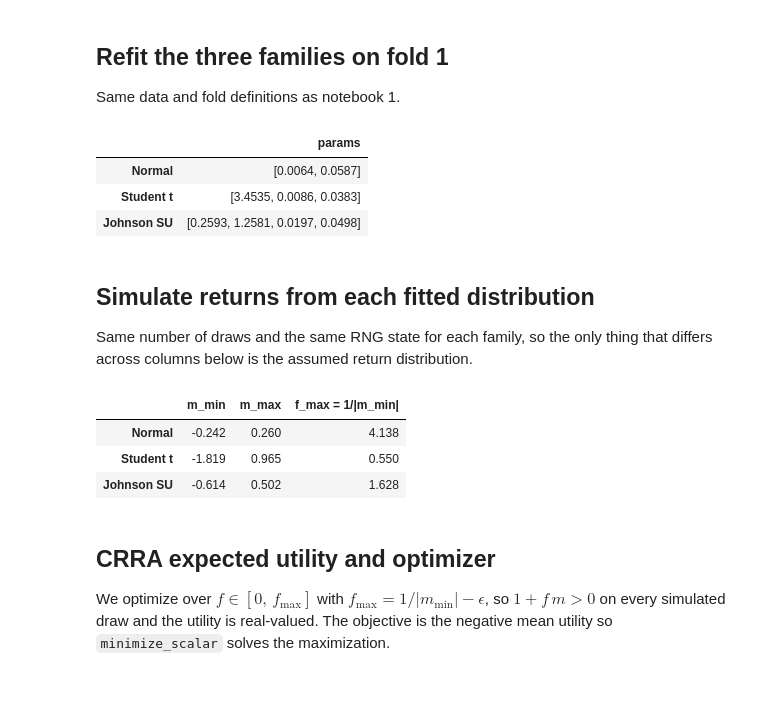
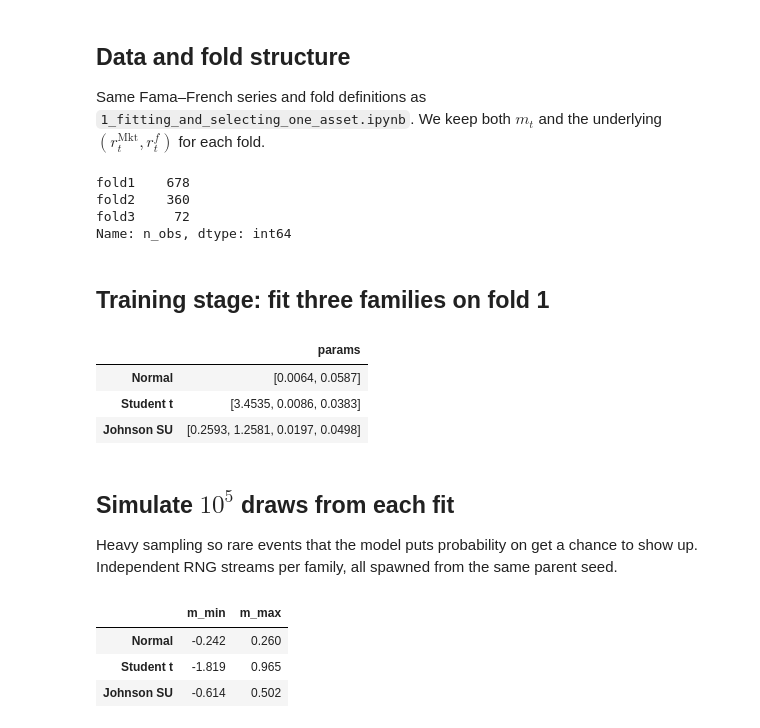
Before and after one commit to jackcghu/544_Notebooks, a Jupyter notebook: 06_Portfolio_optimization_and_copulas/2_simple_portfolio_optimization.ipynb, the cells around one changed output. Saved outputs shown, nothing was run; the diff lists cells and outputs as text; code cells hidden in the pictures; blank space fills up the shorter version.

```diff
--- a/06_Portfolio_optimization_and_copulas/2_simple_portfolio_optimization.ipynb
+++ b/06_Portfolio_optimization_and_copulas/2_simple_portfolio_optimization.ipynb
@@ -24,8 +29,8 @@ from scipy.optimize import minimize_scalar
 rng = np.random.default_rng(607)
 # %% [markdown]
-## Refit the three families on fold 1
+## Data and fold structure
 
-Same data and fold definitions as notebook 1.
+Same Fama–French series and fold definitions as `1_fitting_and_selecting_one_asset.ipynb`. We keep both $m_t$ and the underlying $(r^{\text{Mkt}}_t, r^f_t)$ for each fold.
 # %%
 url = "https://mba.tuck.dartmouth.edu/pages/faculty/ken.french/ftp/F-F_Research_Data_Factors_CSV.zip"
 response = requests.get(url)
@@ -35,41 +40,48 @@ with ZipFile(BytesIO(response.content)) as zfile:
         ff = pd.read_csv(f, skiprows=3, index_col=0)
 ff = ff.apply(pd.to_numeric, errors="coerce").dropna()
 ff = ff[ff.index.map(lambda s: s.isdigit() and len(s) == 6)]
-ff["m"] = (ff["Mkt-RF"] / 100) / (1 + ff["RF"] / 100)
-fold1 = ff.loc["192607":"198212", "m"]
+ff["r_mkt"] = ff["Mkt-RF"] / 100 + ff["RF"] / 100
+ff["r_f"]   = ff["RF"] / 100
+ff["m"]     = (ff["r_mkt"] - ff["r_f"]) / (1 + ff["r_f"])
 
-families = {"Normal": stats.norm, "Student t": stats.t, "Johnson SU": stats.johnsonsu}
-fits = {name: dist(*dist.fit(fold1)) for name, dist in families.items()}
-
-pd.DataFrame({name: {"params": np.round(f.args + tuple(f.kwds.values()), 4)}
-              for name, f in fits.items()}).T
+folds = {
+    "fold1": ff.loc["192607":"198212"],
+    "fold2": ff.loc["198301":"201212"],
+    "fold3": ff.loc["201301":"201812"],
+}
+pd.Series({k: len(v) for k, v in folds.items()}, name="n_obs")
 # %% [output]
-|  | params |
-| Normal | [0.0064, 0.0587] |
-| Student t | [3.4535, 0.0086, 0.0383] |
-| Johnson SU | [0.2593, 1.2581, 0.0197, 0.0498] |
+fold1    678
+fold2    360
+fold3     72
+Name: n_obs, dtype: int64
+# %% [markdown]
+## Training stage: fit three families on fold 1
+# %%
+fold1_m = folds["fold1"]["m"].values
+families = {"Normal": stats.norm, "Student t": stats.t, "Johnson SU": stats.johnsonsu}
+fits = {name: dist(*dist.fit(fold1_m)) for name, dist in families.items()}
+
+pd.DataFrame({name: {"params": np.round(f.args + tuple(f.kwds.values()), 4)}
+              for name, f in fits.items()}).T
+# %% [output]
+|  | params |
+| Normal | [0.0064, 0.0587] |
+| Student t | [3.4535, 0.0086, 0.0383] |
+| Johnson SU | [0.2593, 1.2581, 0.0197, 0.0498] |
 # %% [markdown]
-## Simulate returns from each fitted distribution
+## Simulate $10^5$ draws from each fit
 
-Same number of draws and the same RNG state for each family, so the only thing that differs across columns below is the assumed return distribution.
+Heavy sampling so rare events that the model puts probability on get a chance to show up. Independent RNG streams per family, all spawned from the same parent seed.
 # %%
 n_simulations = 100_000
-ss = rng.bit_generator._seed_seq
-child_seeds = ss.spawn(len(fits))
+child_seeds = rng.bit_generator._seed_seq.spawn(len(fits))
 draws = {name: f.rvs(size=n_simulations, random_state=np.random.default_rng(seed))
          for (name, f), seed in zip(fits.items(), child_seeds)}
 
-pd.DataFrame({
-    name: {"m_min": x.min(), "m_max": x.max(),
-           "f_max = 1/|m_min|": 1 / abs(x.min())}
-    for name, x in draws.items()
-}).T.round(3)
+pd.DataFrame({name: {"m_min": x.min(), "m_max": x.max()} for name, x in draws.items()}).T.round(3)
 # %% [output]
-|  | m_min | m_max | f_max = 1/|m_min| |
-| Normal | -0.242 | 0.260 | 4.138 |
-| Student t | -1.819 | 0.965 | 0.550 |
-| Johnson SU | -0.614 | 0.502 | 1.628 |
+|  | m_min | m_max |
+| Normal | -0.242 | 0.260 |
+| Student t | -1.819 | 0.965 |
+| Johnson SU | -0.614 | 0.502 |
-# %% [markdown]
-## CRRA expected utility and optimizer
-
-We optimize over $f \in [0,\,f_{\max}]$ with $f_{\max} = 1/|m_{\min}| - \epsilon$, so $1 + f\,m > 0$ on every simulated draw and the utility is real-valued. The objective is the negative mean utility so `minimize_scalar` solves the maximization.
```
Also changed, not shown: parts of 16 cells of this notebook.
